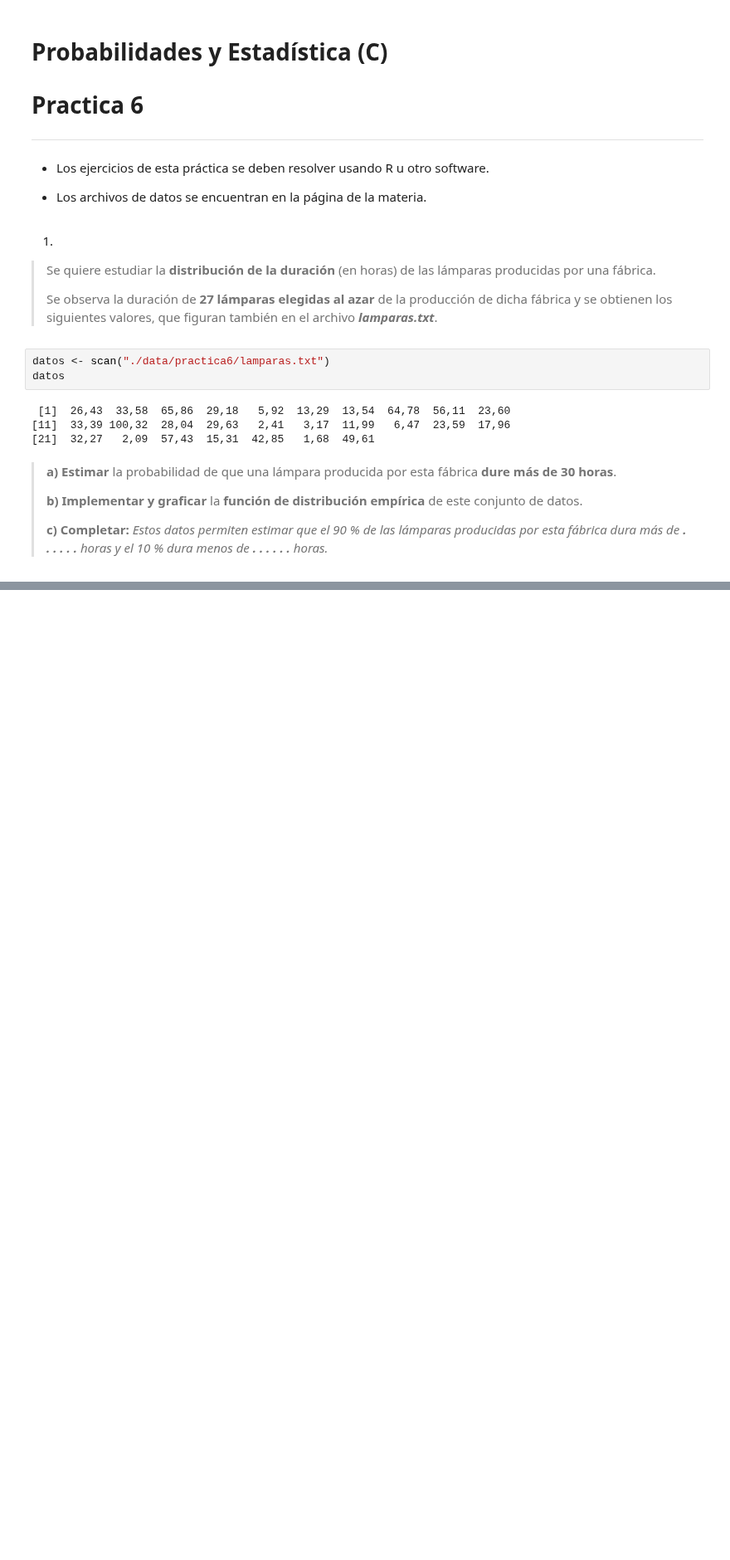
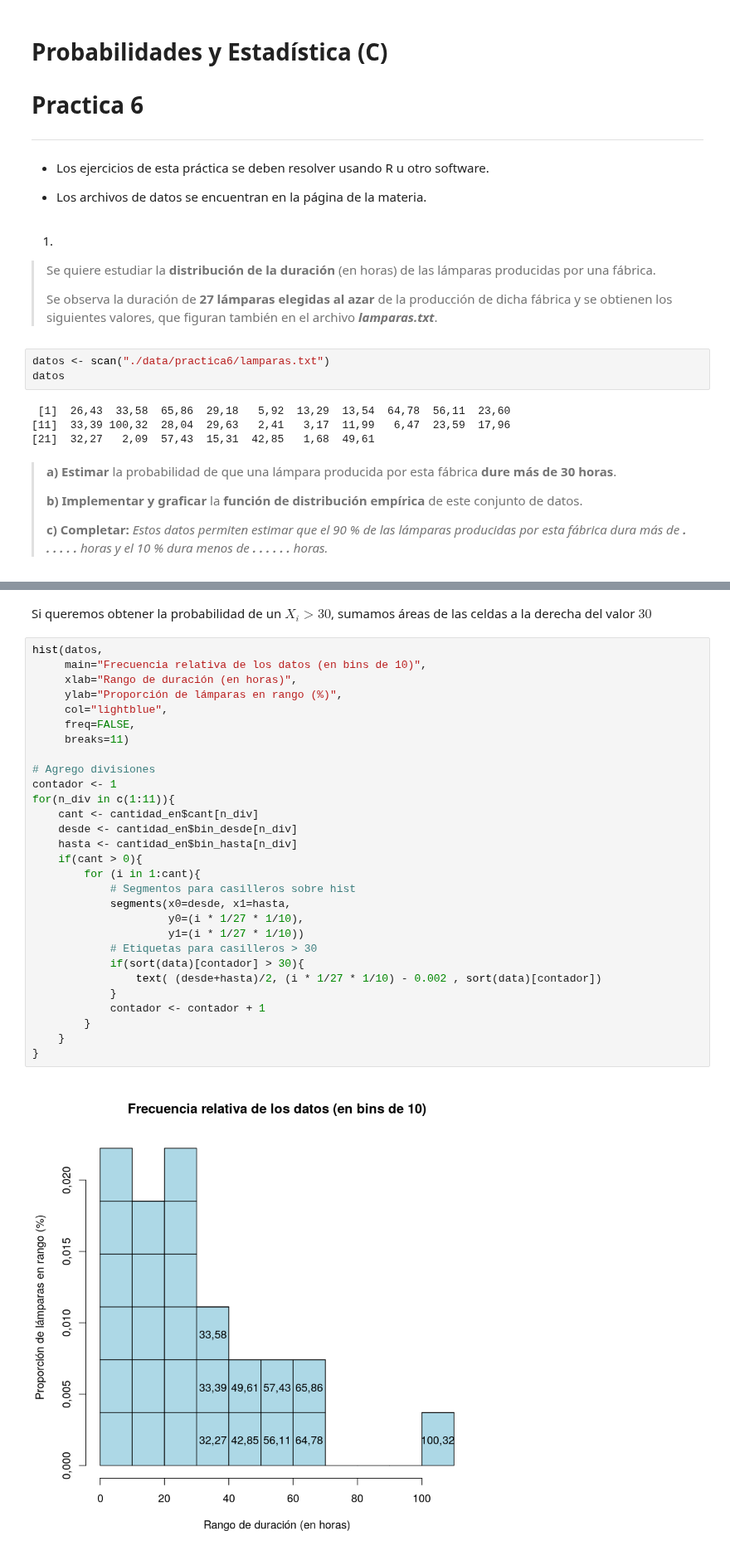
Before and after one commit to LecJackS/Probabilidades-y-Estadistica-2019-2doC, a Jupyter notebook: Practica 6 (nueva).ipynb, the cells around one changed output, grey strips where cells are left out. Shown at 83% size. Saved outputs shown, nothing was run; the diff lists cells and outputs as text; blank space fills up the shorter version.

```diff
--- a/Practica 6 (nueva).ipynb
+++ b/Practica 6 (nueva).ipynb
@@ -54,0 +306,33 @@ grid()
+# %% [markdown]
+Si queremos obtener la probabilidad de un $X_i > 30$, sumamos áreas de las celdas a la derecha del valor $30$
+# %%
+hist(datos,
+     main="Frecuencia relativa de los datos (en bins de 10)",
+     xlab="Rango de duración (en horas)",
+     ylab="Proporción de lámparas en rango (%)",
+     col="lightblue",
+     freq=FALSE,
+     breaks=11)
+
+# Agrego divisiones
+contador <- 1
+for(n_div in c(1:11)){
+    cant <- cantidad_en$cant[n_div]
+    desde <- cantidad_en$bin_desde[n_div]
+    hasta <- cantidad_en$bin_hasta[n_div]
+    if(cant > 0){
+        for (i in 1:cant){
+            # Segmentos para casilleros sobre hist
+            segments(x0=desde, x1=hasta,
+                     y0=(i * 1/27 * 1/10),
+                     y1=(i * 1/27 * 1/10))
+            # Etiquetas para casilleros > 30
+            if(sort(data)[contador] > 30){
+                text( (desde+hasta)/2, (i * 1/27 * 1/10) - 0.002 , sort(data)[contador])
+            }
+            contador <- contador + 1
+        }
+    }
+}
+# %% [output]
+[figure, added]
```
Also changed, not shown: parts of 31 cells of this notebook, 11 other files.
